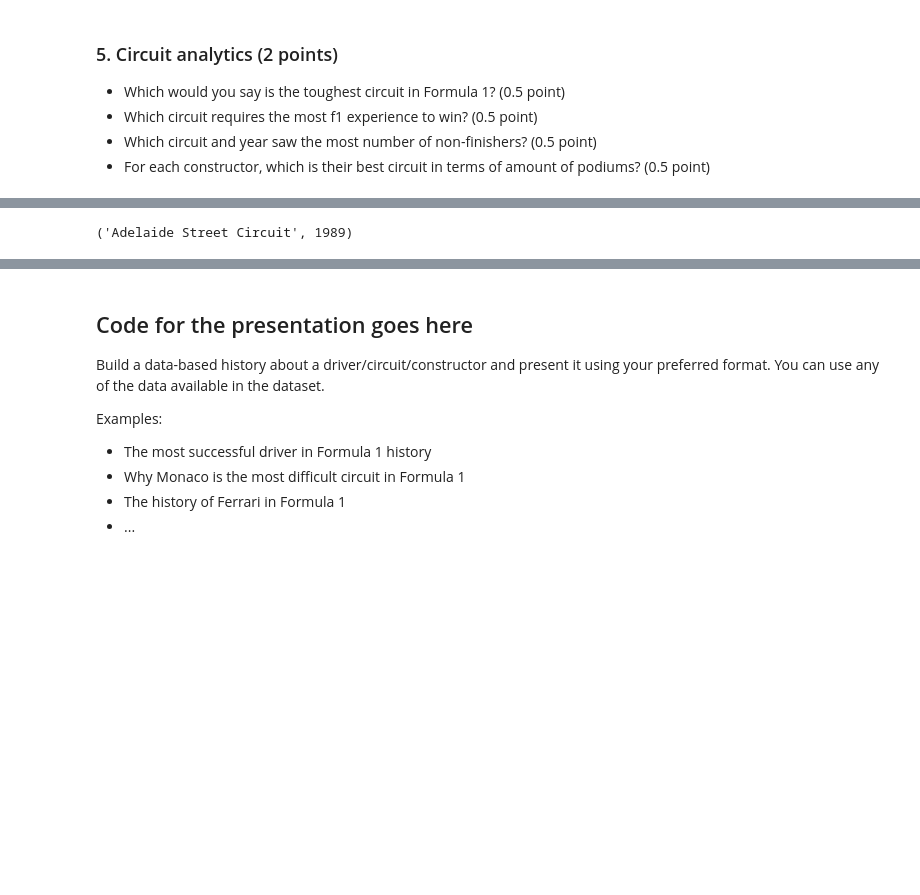
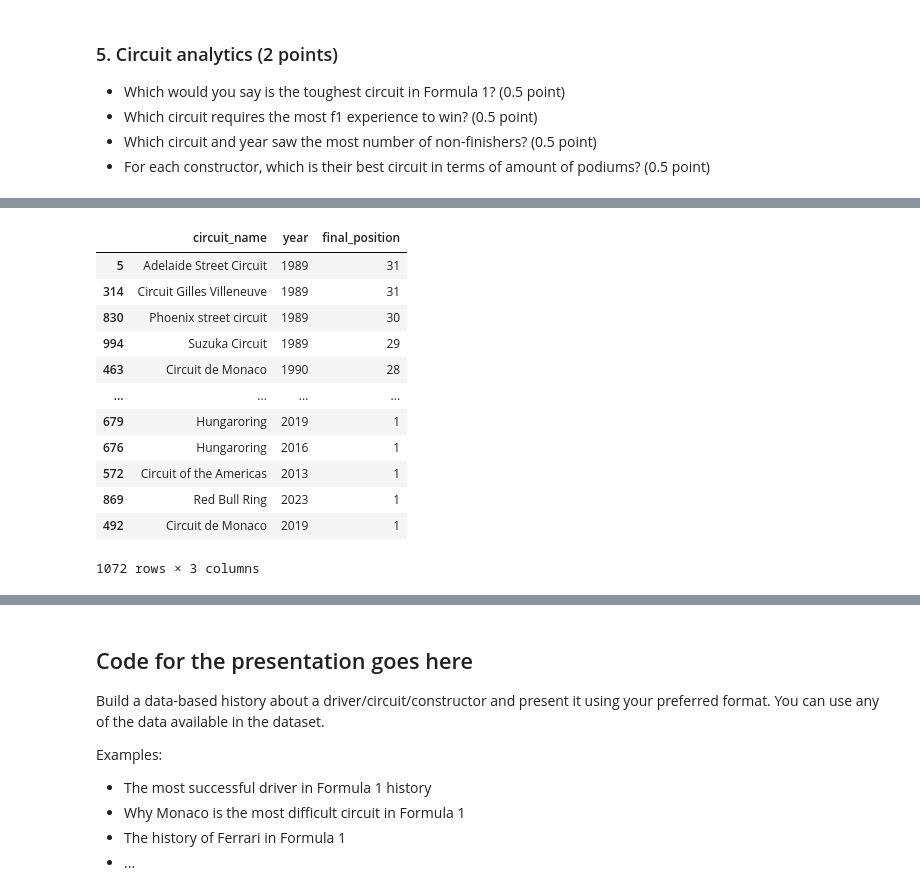
Before and after one commit to BOYSABIO/IE-University, a Jupyter notebook: IE_MASTERS/7_PYTHON_FOR_DATA_ANALYSIS/GROUP_PROJECT/group_assignment (3).ipynb, the cells around one changed output, grey strips where cells are left out. Saved outputs shown, nothing was run; the diff lists cells and outputs as text; code cells hidden in the pictures; blank space fills up the shorter version.

```diff
--- a/IE_MASTERS/7_PYTHON_FOR_DATA_ANALYSIS/GROUP_PROJECT/group_assignment (3).ipynb
+++ b/IE_MASTERS/7_PYTHON_FOR_DATA_ANALYSIS/GROUP_PROJECT/group_assignment (3).ipynb
@@ -275,7 +313,19 @@ df_wins.groupby('circuit_name')['age'].mean().idxmax()
 # %%
 no_finish = df[df['final_position'].isna()]
 
-no_finish.groupby(['circuit_name', 'year'])['final_position'].size().idxmax()
+no_finish.groupby(['circuit_name', 'year'])['final_position'].size().reset_index().sort_values(by = 'final_position', ascending = False)
 # %% [output]
+|  | circuit_name | year | final_position |
+| 5 | Adelaide Street Circuit | 1989 | 31 |
+| 314 | Circuit Gilles Villeneuve | 1989 | 31 |
+| 830 | Phoenix street circuit | 1989 | 30 |
+| 994 | Suzuka Circuit | 1989 | 29 |
+| 463 | Circuit de Monaco | 1990 | 28 |
+| ... | ... | ... | ... |
+| 679 | Hungaroring | 2019 | 1 |
+| 676 | Hungaroring | 2016 | 1 |
+| 572 | Circuit of the Americas | 2013 | 1 |
+| 869 | Red Bull Ring | 2023 | 1 |
+| 492 | Circuit de Monaco | 2019 | 1 |
-('Adelaide Street Circuit', 1989)
+1072 rows × 3 columns
 # %%
```
Also changed, not shown: parts of 13 cells of this notebook.
